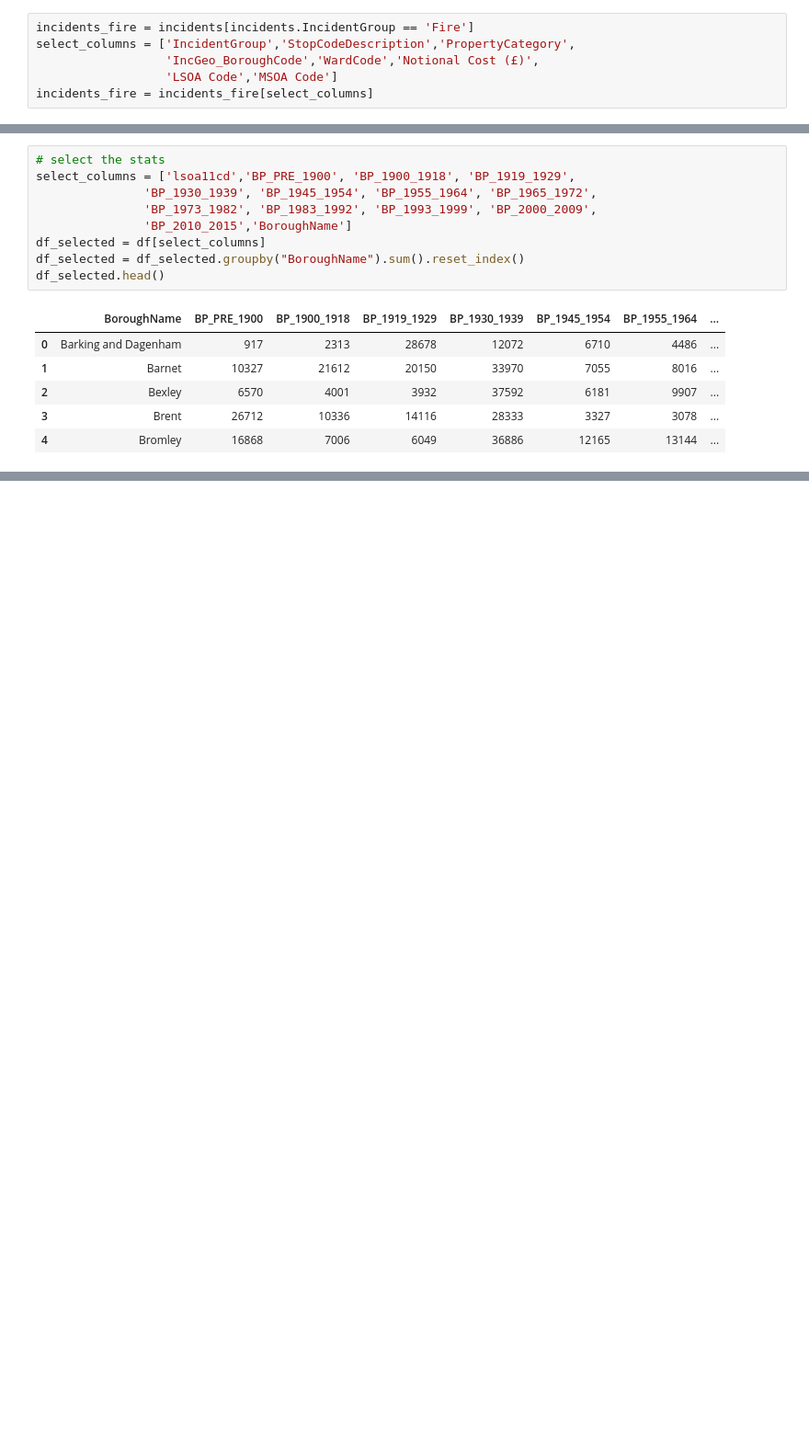
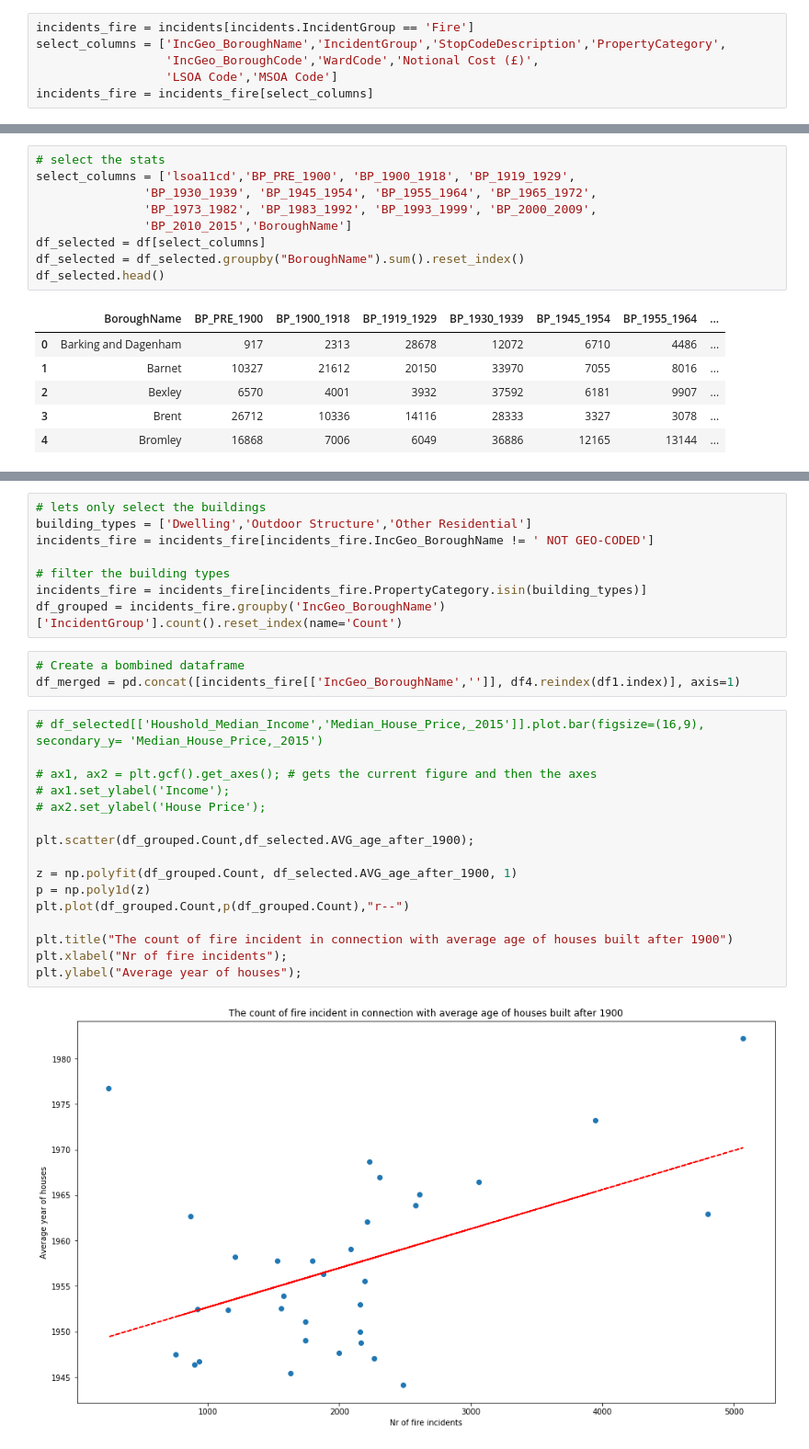
Before and after one commit to hlynurarni/Social-Data-Analysis-Final, a Jupyter notebook: Housing_ages.ipynb, the cells around one changed output, grey strips where cells are left out. Shown at 92% size. Cells and saved outputs as stored; diff of their text form; blank space fills up the shorter version.

```diff
--- a/Housing_ages.ipynb
+++ b/Housing_ages.ipynb
@@ -46,7 +46,7 @@ incidents = incidents.append(pd.read_csv('fire_incidents2009.csv'));
 Now we are only interested in the cases of fire since we are going to look at the relation to house age and different aspect of the fire, such as: Count, Severity (cost) and more.
 # %%
 incidents_fire = incidents[incidents.IncidentGroup == 'Fire']
-select_columns = ['IncidentGroup','StopCodeDescription','PropertyCategory',
+select_columns = ['IncGeo_BoroughName','IncidentGroup','StopCodeDescription','PropertyCategory',
                   'IncGeo_BoroughCode','WardCode','Notional Cost (£)',
                   'LSOA Code','MSOA Code']
 incidents_fire = incidents_fire[select_columns]
@@ -168,0 +183,29 @@ df_selected.transpose()
+# %%
+# lets only select the buildings
+building_types = ['Dwelling','Outdoor Structure','Other Residential']
+incidents_fire = incidents_fire[incidents_fire.IncGeo_BoroughName != ' NOT GEO-CODED']
+
+# filter the building types
+incidents_fire = incidents_fire[incidents_fire.PropertyCategory.isin(building_types)]
+df_grouped = incidents_fire.groupby('IncGeo_BoroughName')['IncidentGroup'].count().reset_index(name='Count')
+# %%
+# Create a bombined dataframe
+df_merged = pd.concat([incidents_fire[['IncGeo_BoroughName','']], df4.reindex(df1.index)], axis=1)
+# %%
+# df_selected[['Houshold_Median_Income','Median_House_Price,_2015']].plot.bar(figsize=(16,9), secondary_y= 'Median_House_Price,_2015')
+
+# ax1, ax2 = plt.gcf().get_axes(); # gets the current figure and then the axes
+# ax1.set_ylabel('Income');
+# ax2.set_ylabel('House Price');
+
+plt.scatter(df_grouped.Count,df_selected.AVG_age_after_1900);
+
+z = np.polyfit(df_grouped.Count, df_selected.AVG_age_after_1900, 1)
+p = np.poly1d(z)
+plt.plot(df_grouped.Count,p(df_grouped.Count),"r--")
+
+plt.title("The count of fire incident in connection with average age of houses built after 1900")
+plt.xlabel("Nr of fire incidents");
+plt.ylabel("Average year of houses");
+# %% [output]
+[figure, added]
```
Also changed, not shown: parts of 15 cells of this notebook, 3 other files.
